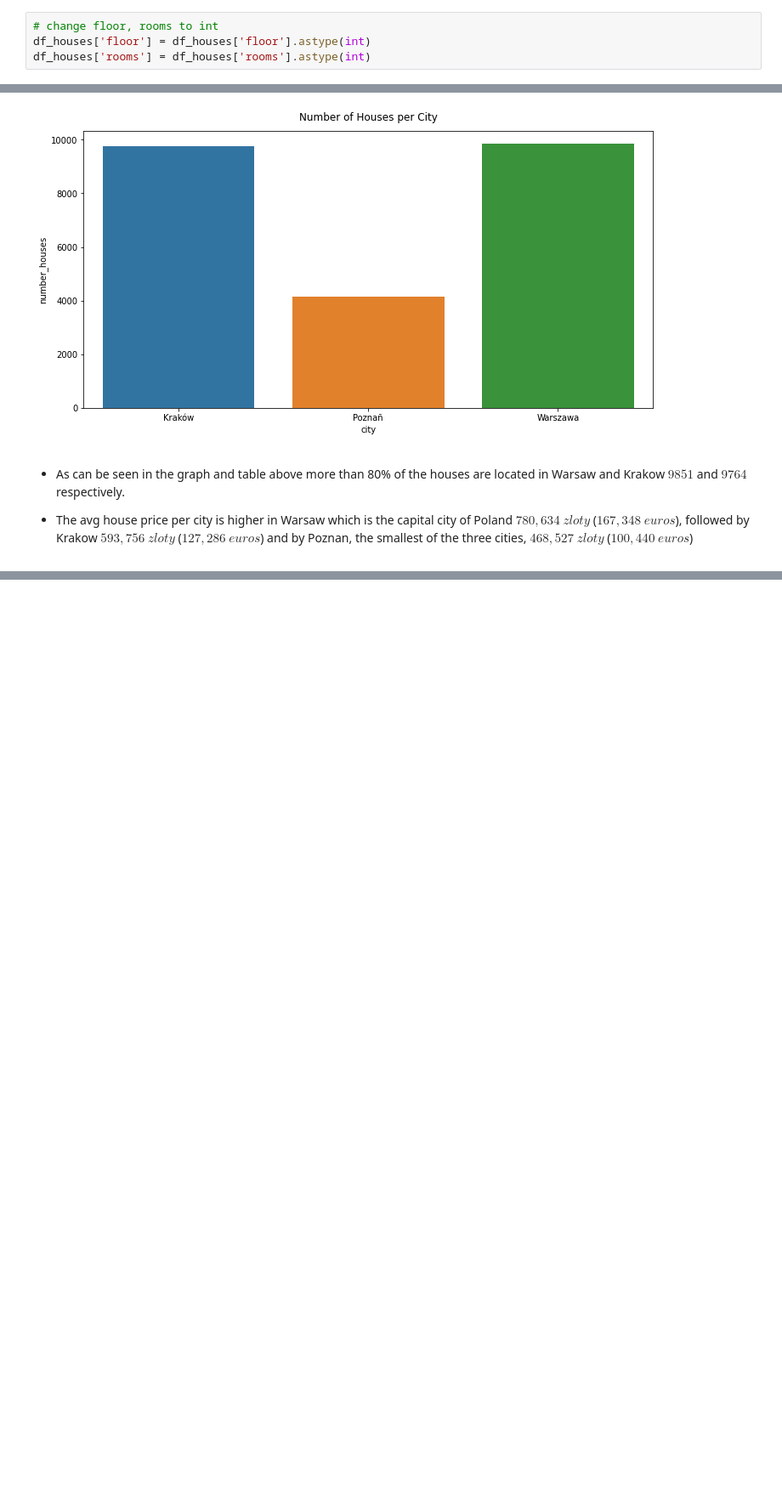
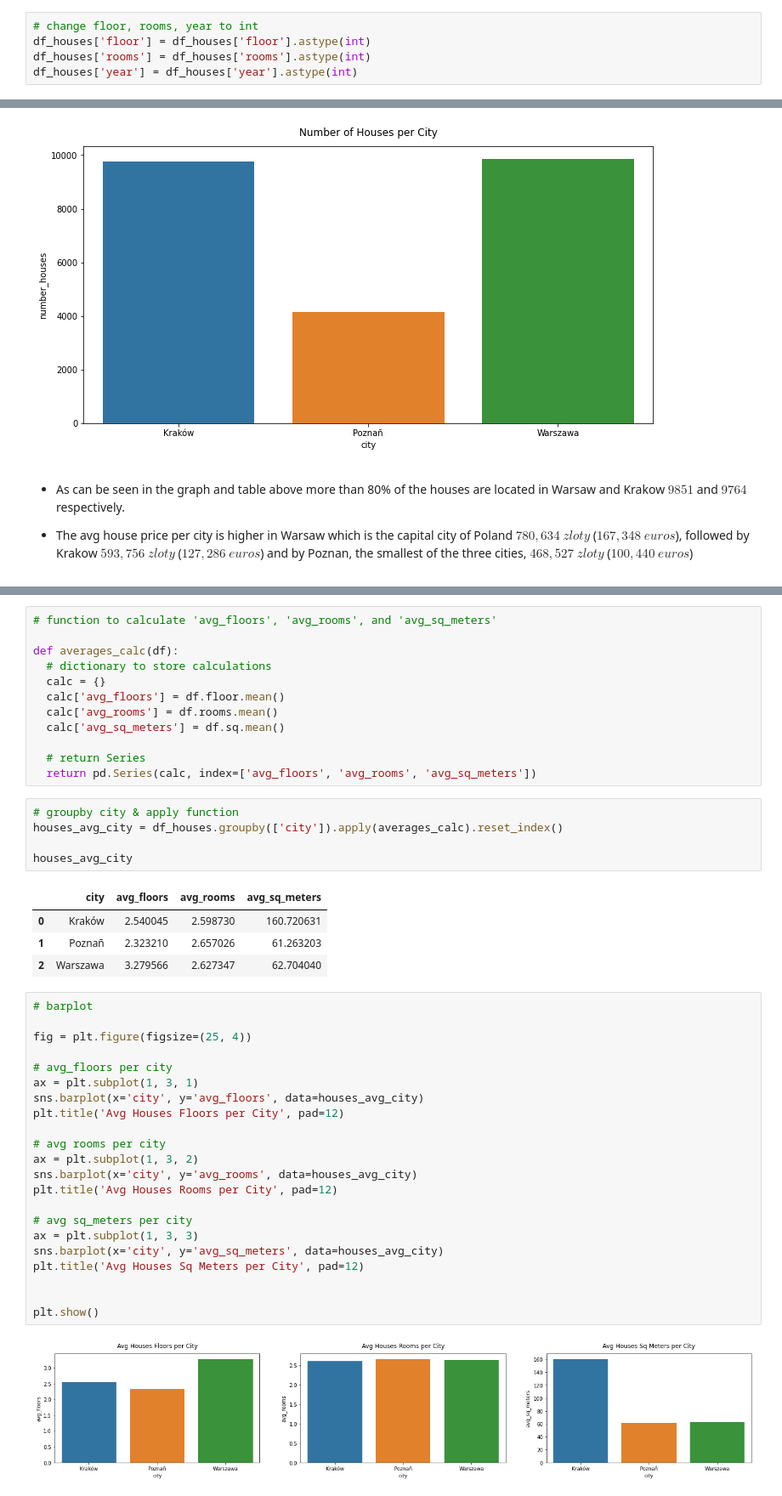
Before and after one commit to princeKike27/Poland-House-Prices-Prediction, a Jupyter notebook: Poland_House_Prices_Prediction.ipynb, the cells around one changed output, grey strips where cells are left out. Shown: that part at 85% size. Drawn from its saved outputs; the diff is of its cells as text; blank space fills up the shorter version.

```diff
--- a/Poland_House_Prices_Prediction.ipynb
+++ b/Poland_House_Prices_Prediction.ipynb
@@ -59,9 +59,10 @@ sq           float64
 year         float64
 dtype: object
 # %%
-# change floor, rooms to int
+# change floor, rooms, year to int
 df_houses['floor'] = df_houses['floor'].astype(int)
 df_houses['rooms'] = df_houses['rooms'].astype(int)
+df_houses['year'] = df_houses['year'].astype(int)
 # %%
 # unique values of year column
 df_houses.year.unique()
@@ -193,0 +200,46 @@ plt.show()
+# %%
+# function to calculate 'avg_floors', 'avg_rooms', and 'avg_sq_meters'
+
+def averages_calc(df):
+  # dictionary to store calculations
+  calc = {}
+  calc['avg_floors'] = df.floor.mean()
+  calc['avg_rooms'] = df.rooms.mean()
+  calc['avg_sq_meters'] = df.sq.mean()
+
+  # return Series
+  return pd.Series(calc, index=['avg_floors', 'avg_rooms', 'avg_sq_meters'])
+# %%
+# groupby city & apply function
+houses_avg_city = df_houses.groupby(['city']).apply(averages_calc).reset_index()
+
+houses_avg_city
+# %% [output]
+|  | city | avg_floors | avg_rooms | avg_sq_meters |
+| 0 | Kraków | 2.540045 | 2.598730 | 160.720631 |
+| 1 | Poznañ | 2.323210 | 2.657026 | 61.263203 |
+| 2 | Warszawa | 3.279566 | 2.627347 | 62.704040 |
+# %%
+# barplot
+
+fig = plt.figure(figsize=(25, 4))
+
+# avg_floors per city
+ax = plt.subplot(1, 3, 1)
+sns.barplot(x='city', y='avg_floors', data=houses_avg_city)
+plt.title('Avg Houses Floors per City', pad=12)
+
+# avg rooms per city
+ax = plt.subplot(1, 3, 2)
+sns.barplot(x='city', y='avg_rooms', data=houses_avg_city)
+plt.title('Avg Houses Rooms per City', pad=12)
+
+# avg sq_meters per city
+ax = plt.subplot(1, 3, 3)
+sns.barplot(x='city', y='avg_sq_meters', data=houses_avg_city)
+plt.title('Avg Houses Sq Meters per City', pad=12)
+
+
+plt.show()
+# %% [output]
+[figure, added]
```
Also changed, not shown: parts of 34 cells of this notebook.
